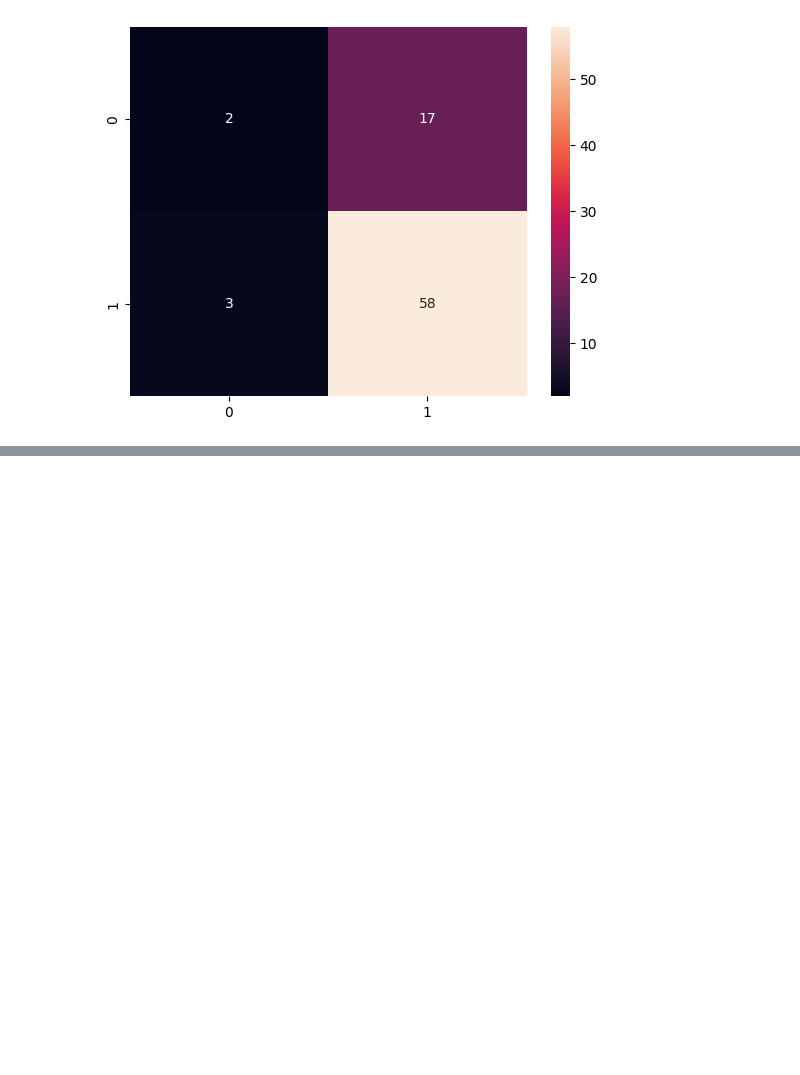
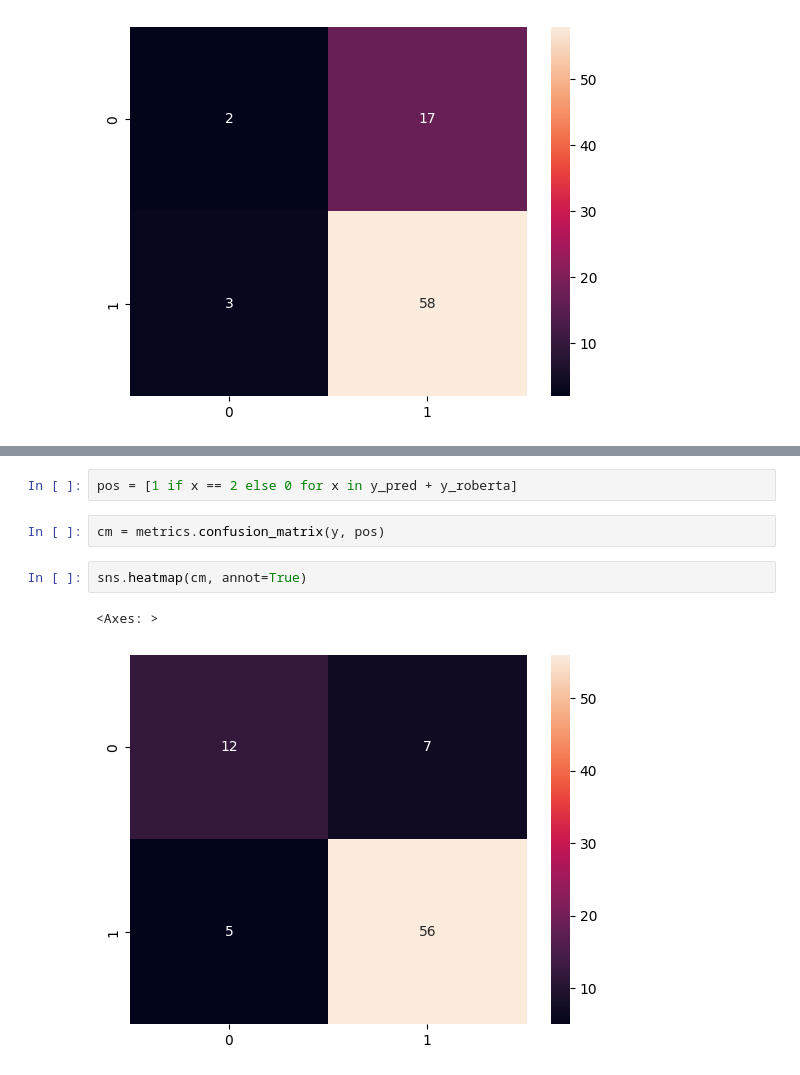
Before and after one commit to DHeijbroek/MultiMedia_group24, a Jupyter notebook: Classification/classification.ipynb, the cells around one changed output, grey strips where cells are left out. Saved outputs shown, nothing was run; the diff lists cells and outputs as text; blank space fills up the shorter version.

```diff
--- a/Classification/classification.ipynb
+++ b/Classification/classification.ipynb
@@ -70,0 +120,9 @@ sns.heatmap(cm, annot=True)
+# %%
+pos = [1 if x == 2 else 0 for x in y_pred + y_roberta]
+# %%
+cm = metrics.confusion_matrix(y, pos)
+# %%
+sns.heatmap(cm, annot=True)
+# %% [output]
+<Axes: >
+[figure, added]
```
Also changed, not shown: parts of 11 cells of this notebook, 1 other file.
